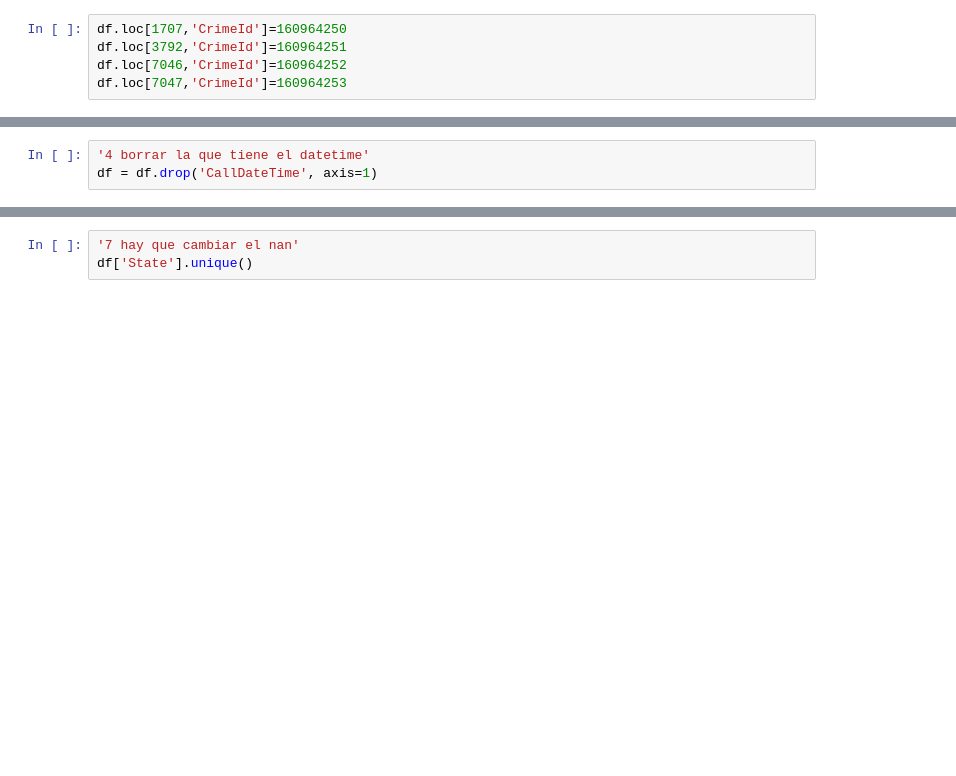
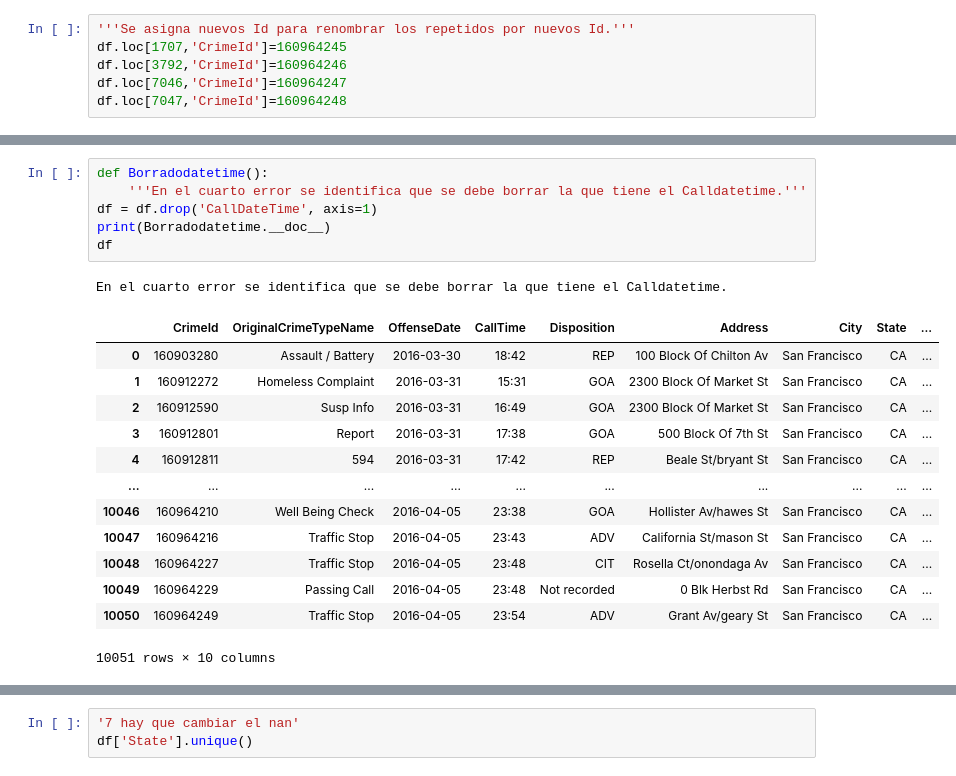
Before and after one commit to bacastro1/Laboratorio2_Unidad2, a Jupyter notebook: [NRC_6292]_BismarkCastro_La21Unidad2.ipynb, the cells around one changed output, grey strips where cells are left out. Cells and saved outputs as stored; diff of their text form; blank space fills up the shorter version.

```diff
--- a/[NRC_6292]_BismarkCastro_La21Unidad2.ipynb
+++ b/[NRC_6292]_BismarkCastro_La21Unidad2.ipynb
@@ -68,8 +147,9 @@ df.CrimeId.max()
 # %% [output]
 160964249
 # %%
-df.loc[1707,'CrimeId']=160964250
-df.loc[3792,'CrimeId']=160964251
-df.loc[7046,'CrimeId']=160964252
-df.loc[7047,'CrimeId']=160964253
+'''Se asigna nuevos Id para renombrar los repetidos por nuevos Id.'''
+df.loc[1707,'CrimeId']=160964245
+df.loc[3792,'CrimeId']=160964246
+df.loc[7046,'CrimeId']=160964247
+df.loc[7047,'CrimeId']=160964248
 # %%
@@ -79,5 +164,23 @@ df[df.CrimeId.duplicated()]
 |  | CrimeId | OriginalCrimeTypeName | OffenseDate | CallTime | CallDateTime | Disposition | Address | City | ... |
 # %%
-'4 borrar la que tiene el datetime'
+def Borradodatetime():
+    '''En el cuarto error se identifica que se debe borrar la que tiene el Calldatetime.'''
 df = df.drop('CallDateTime', axis=1)
+print(Borradodatetime.__doc__)
+df
+# %% [output]
+En el cuarto error se identifica que se debe borrar la que tiene el Calldatetime.
+|  | CrimeId | OriginalCrimeTypeName | OffenseDate | CallTime | Disposition | Address | City | State | ... |
+| 0 | 160903280 | Assault / Battery | 2016-03-30 | 18:42 | REP | 100 Block Of Chilton Av | San Francisco | CA | ... |
+| 1 | 160912272 | Homeless Complaint | 2016-03-31 | 15:31 | GOA | 2300 Block Of Market St | San Francisco | CA | ... |
+| 2 | 160912590 | Susp Info | 2016-03-31 | 16:49 | GOA | 2300 Block Of Market St | San Francisco | CA | ... |
+| 3 | 160912801 | Report | 2016-03-31 | 17:38 | GOA | 500 Block Of 7th St | San Francisco | CA | ... |
+| 4 | 160912811 | 594 | 2016-03-31 | 17:42 | REP | Beale St/bryant St | San Francisco | CA | ... |
+| ... | ... | ... | ... | ... | ... | ... | ... | ... | ... |
+| 10046 | 160964210 | Well Being Check | 2016-04-05 | 23:38 | GOA | Hollister Av/hawes St | San Francisco | CA | ... |
+| 10047 | 160964216 | Traffic Stop | 2016-04-05 | 23:43 | ADV | California St/mason St | San Francisco | CA | ... |
+| 10048 | 160964227 | Traffic Stop | 2016-04-05 | 23:48 | CIT | Rosella Ct/onondaga Av | San Francisco | CA | ... |
+| 10049 | 160964229 | Passing Call | 2016-04-05 | 23:48 | Not recorded | 0 Blk Herbst Rd | San Francisco | CA | ... |
+| 10050 | 160964249 | Traffic Stop | 2016-04-05 | 23:54 | ADV | Grant Av/geary St | San Francisco | CA | ... |
+10051 rows × 10 columns
 # %%
```
Also changed, not shown: parts of 33 cells of this notebook.
